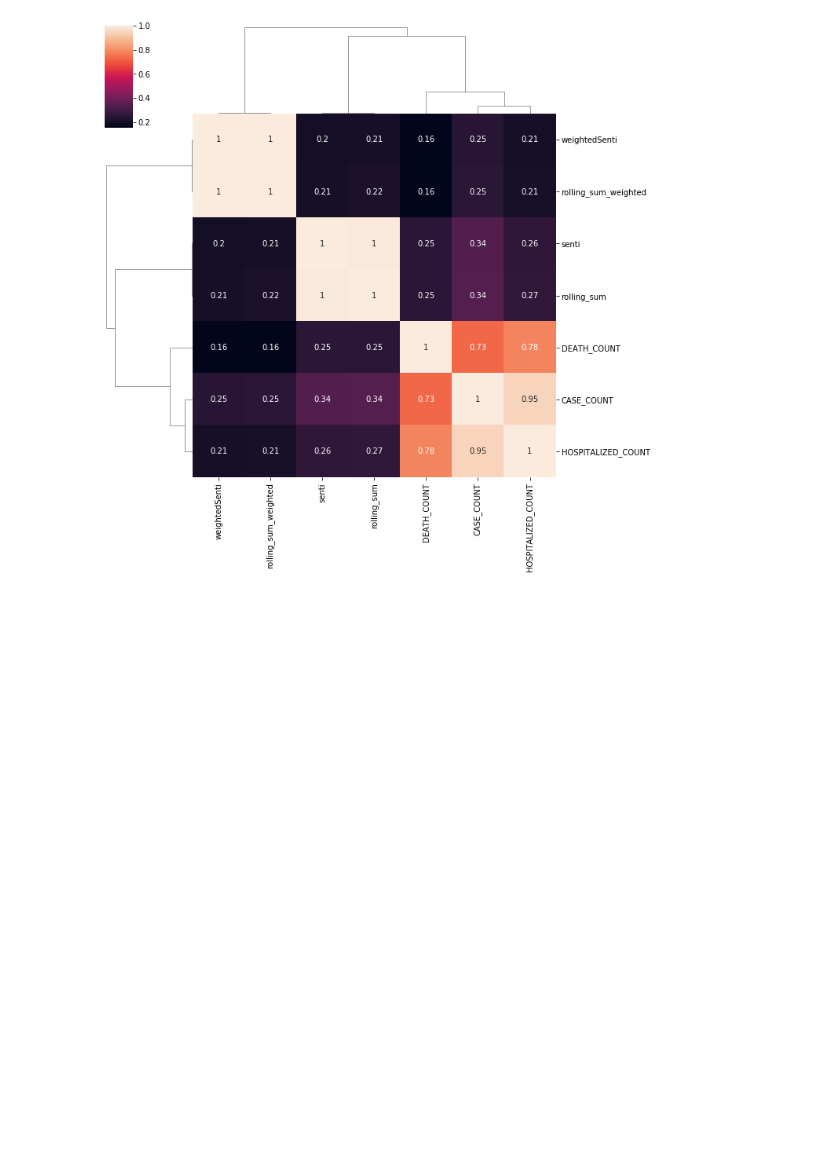
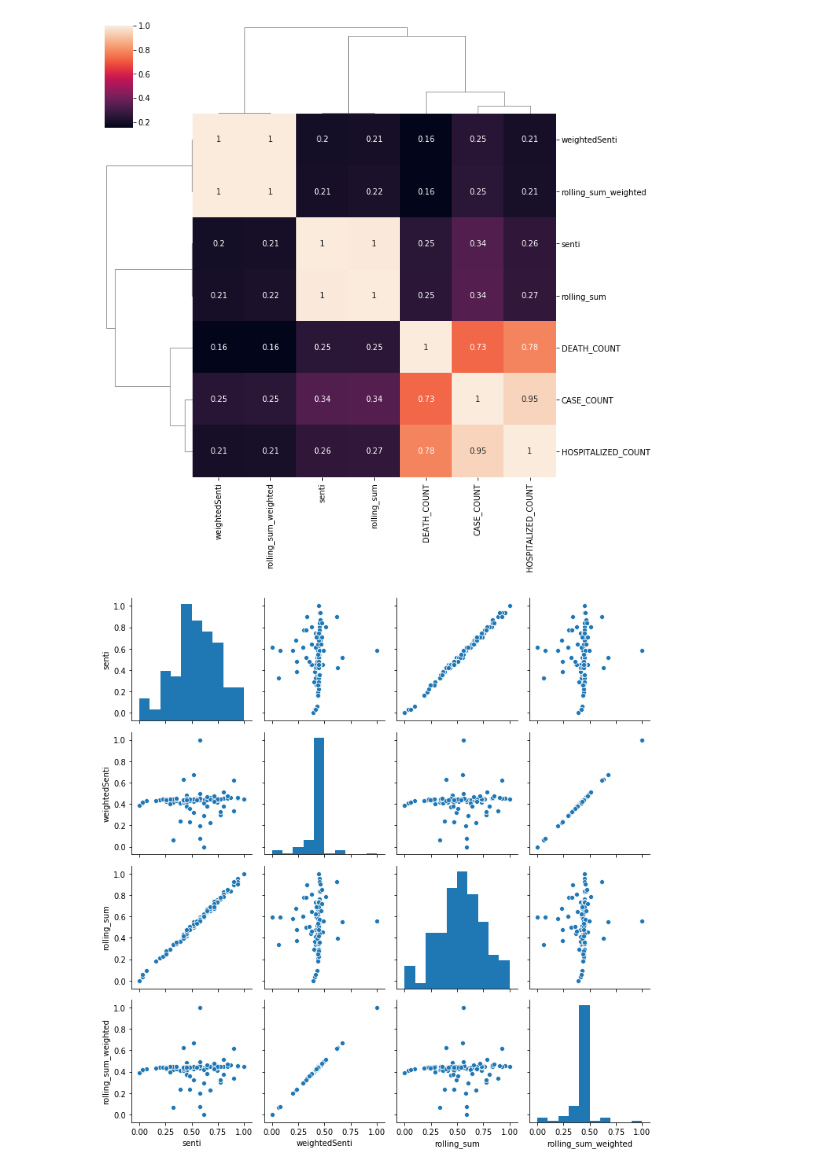
Before and after one commit to scavicchio/DataScienceforME, a Jupyter notebook: Result Data/Correlation Analysis.ipynb, the cells around one changed output. Drawn from its saved outputs; the diff is of its cells as text; code cells hidden in the pictures; blank space fills up the shorter version.

```diff
--- a/Result Data/Correlation Analysis.ipynb
+++ b/Result Data/Correlation Analysis.ipynb
@@ -121,3 +90,8 @@ weightedSenti              1.000000     0.209170              0.999012
 rolling_sum                0.209170     1.000000              0.216675
 rolling_sum_weighted       0.999012     0.216675              1.000000
 [figure]
+# %%
+sns.pairplot(tDaily_ny_gen, height=2.5)
+plt.tight_layout()
+# %% [output]
+[figure, added]
```
Also changed, not shown: parts of 22 cells of this notebook, 21 other files.
